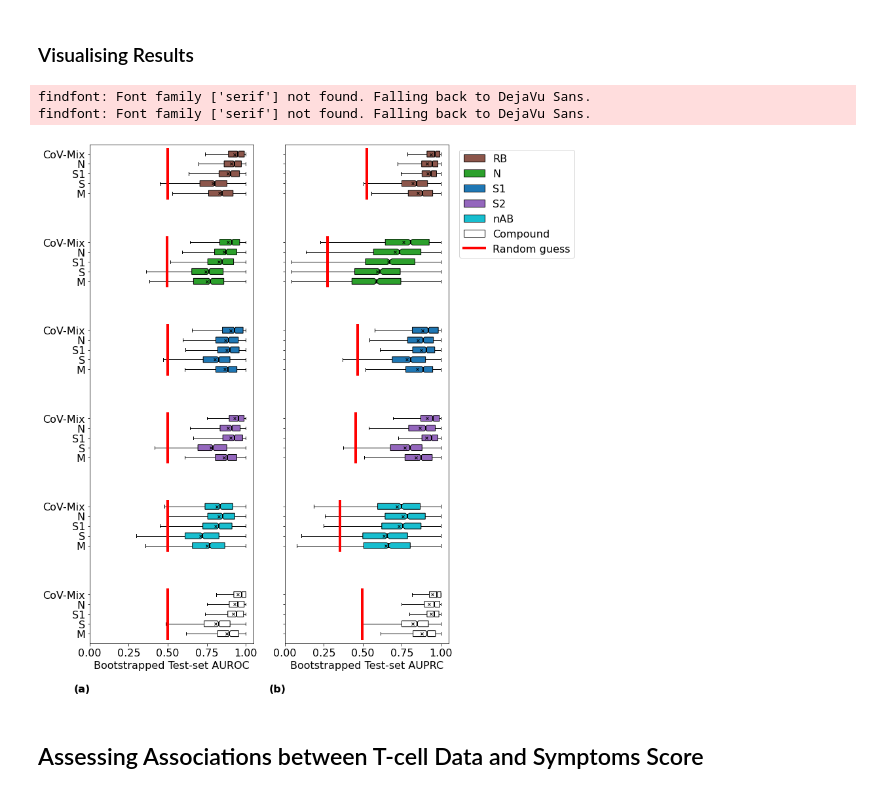
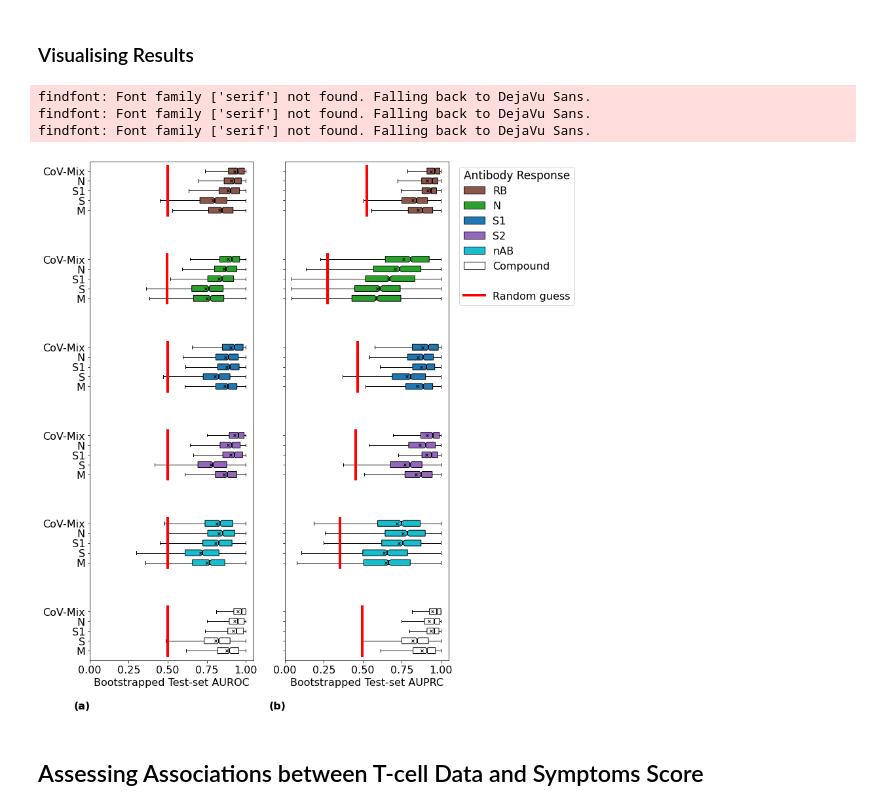
Before and after one commit to i6092467/t-cells-response-sars-cov-2, a Jupyter notebook: final_analysis.ipynb, the cells around one changed output. Cells and saved outputs as stored; diff of their text form; code cells hidden in the pictures.

```diff
--- a/final_analysis.ipynb
+++ b/final_analysis.ipynb
@@ -58,6 +59,17 @@ sensitivity = recall_score
 
 def specificity(y_true, y_pred):
     return balanced_accuracy_score(y_true, y_pred) * 2 - recall_score(y_true, y_pred)
+# %%
+class LegendTitle(object):
+    def __init__(self, text_props=None):
+        self.text_props = text_props or {}
+        super(LegendTitle, self).__init__()
+
+    def legend_artist(self, legend, orig_handle, fontsize, handlebox):
+        x0, y0 = handlebox.xdescent, handlebox.ydescent
+        title = mtext.Text(x0, y0, orig_handle, usetex=False, **self.text_props)
+        handlebox.add_artist(title)
+        return title
 # %%
 # Load raw data
 df = read_csv(filepath_or_buffer="data/CoV-ETH_data_v220117_final.csv", low_memory=False)
@@ -1138,38 +1150,42 @@ bx_nab = ax[1].boxplot(auprcs_nab, positions=[-22.5, -23.0, -23.5, -24.0, -24.5]
                      showmeans=True, medianprops=medianprops, meanprops=meanpointprops)
 colors = ['tab:cyan' for i in range(7)]
 for patch, color in zip(bx_nab['boxes'], colors):
     patch.set_facecolor(color)
 ax[1].plot([np.nanmean(metrics_proba_r_nab[:, 1]), np.nanmean(metrics_proba_r_nab[:, 1])], [-22.25, -24.75],
          c='red', linewidth=4)
 
 bx_cons = ax[1].boxplot(auprcs_cons, positions=[-27.0, -27.5, -28.0, -28.5, -29.0], showfliers=False,
                       labels=['', '', '', '', ''], notch=True, patch_artist=True, vert=False,
                       showmeans=True, medianprops=medianprops, meanprops=meanpointprops)
 colors = ['white' for i in range(7)]
 for patch, color in zip(bx_cons['boxes'], colors):
     patch.set_facecolor(color)
 ax[1].plot([np.nanmean(metrics_proba_r_cons[:, 1]), np.nanmean(metrics_proba_r_cons[:, 1])], [-26.75, -29.25],
          c='red', linewidth=4)
 
-ax[1].legend([bx_rb50["boxes"][0], bx_np50["boxes"][0], bx_s150["boxes"][0], bx_s250["boxes"][0],
-           bx_nab["boxes"][0], bx_cons["boxes"][0], Line2D([0], [0], color='red', lw=4)],
-           ['RB', 'N', 'S1', 'S2', 'nAB', 'Compound', 'Random guess'],
-           loc='upper right',  bbox_to_anchor=(1.8, 1))
+ax[1].legend(['Antibody Response', bx_rb50["boxes"][0], bx_np50["boxes"][0], bx_s150["boxes"][0],
+              bx_s250["boxes"][0], bx_nab["boxes"][0], bx_cons["boxes"][0], '',
+              Line2D([0], [0], color='red', lw=4)],
+             ['', 'RB', 'N', 'S1', 'S2', 'nAB', 'Compound', '', 'Random guess'],
+             handler_map={'Antibody Response': LegendTitle({'fontsize': 17}),
+                         '': LegendTitle({'fontsize': 17})},
+             loc='upper right',  bbox_to_anchor=(1.8, 1))
 
 ax[1].set_xlabel('Bootstrapped Test-set AUPRC')
 
 ax[1].set_xlim([0, 1.05])
 
 ax[1].text(-0.1, -32, '(b)', weight='bold')
 
 
 plt.tight_layout()
 
 plt.savefig(fname="figures/antibody_boxplots.svg", dpi=300, bbox_inches='tight')
 # %% [output]
 findfont: Font family ['serif'] not found. Falling back to DejaVu Sans.
 findfont: Font family ['serif'] not found. Falling back to DejaVu Sans.
+findfont: Font family ['serif'] not found. Falling back to DejaVu Sans.
-[figure, old version]
+[figure, new version]
 # %% [markdown]
 ## Assessing Associations between T-cell Data and Symptoms Score
 # %%
```
Also changed, not shown: parts of 2 cells of this notebook.
